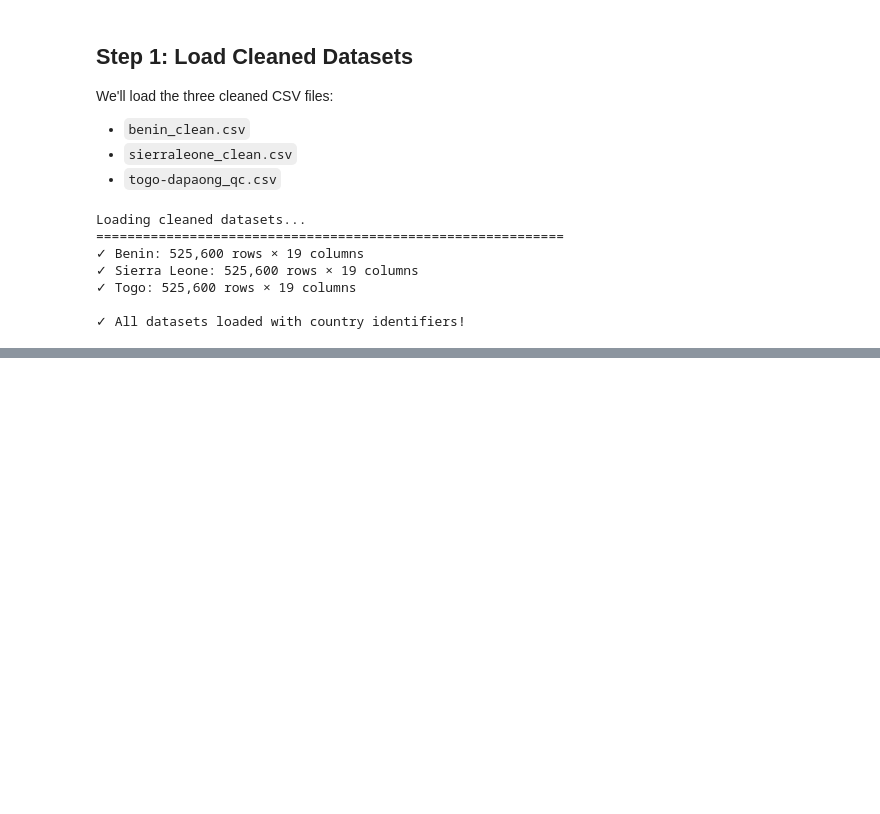
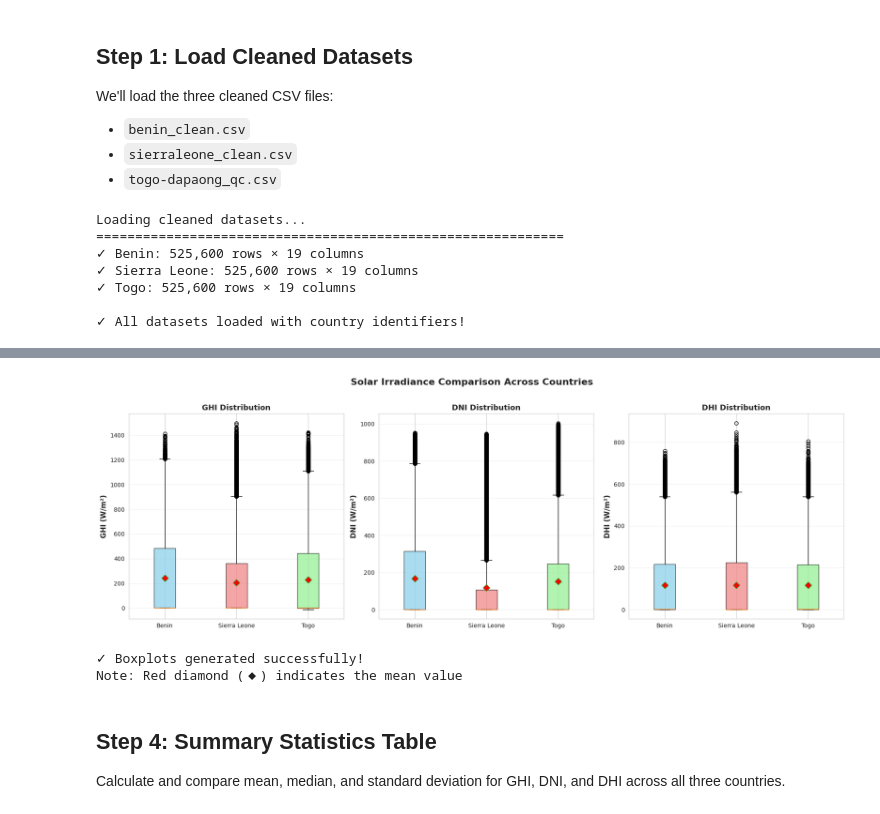
Before and after one commit to Zufan-Hadgu/solar-challenge-week0, a Jupyter notebook: notebooks/compare_countries.ipynb, the cells around one changed output, grey strips where cells are left out. Saved outputs shown, nothing was run; the diff lists cells and outputs as text; code cells hidden in the pictures; blank space fills up the shorter version.

Commit message:
Implement cross-country comparison: boxplots, ANOVA tests, and country rankings

```diff
--- a/notebooks/compare_countries.ipynb
+++ b/notebooks/compare_countries.ipynb
@@ -66,0 +71,17 @@ Loading cleaned datasets...
+# %%
+# Select key columns for comparison
+key_cols = ['GHI', 'DNI', 'DHI', 'Tamb', 'RH', 'WS', 'Country']
+
+# Create combined dataframe
+benin_subset = benin[key_cols].copy()
+sierraleone_subset = sierraleone[key_cols].copy()
+togo_subset = togo[key_cols].copy()
+
+combined = pd.concat([benin_subset, sierraleone_subset, togo_subset], ignore_index=True)
+
+print("Combined Dataset Overview:")
+print("="*60)
+print(f"Total records: {len(combined):,}")
+print(f"\nRecords per country:")
+print(combined['Country'].value_counts().sort_index())
+print(f"\nColumns: {list(combined.columns)}")
@@ -66,0 +101,45 @@ Loading cleaned datasets...
+# %%
+# Create boxplots for GHI, DNI, DHI
+fig, axes = plt.subplots(1, 3, figsize=(18, 6))
+fig.suptitle('Solar Irradiance Comparison Across Countries', fontsize=16, fontweight='bold', y=1.02)
+
+metrics = ['GHI', 'DNI', 'DHI']
+colors = ['skyblue', 'lightcoral', 'lightgreen']
+
+for idx, metric in enumerate(metrics):
+    ax = axes[idx]
+
+    # Create boxplot
+    box_data = [
+        combined[combined['Country'] == 'Benin'][metric].dropna(),
+        combined[combined['Country'] == 'Sierra Leone'][metric].dropna(),
+        combined[combined['Country'] == 'Togo'][metric].dropna()
+    ]
+
+    bp = ax.boxplot(box_data, labels=['Benin', 'Sierra Leone', 'Togo'],
+                    patch_artist=True, showmeans=True,
+                    meanprops=dict(marker='D', markerfacecolor='red', markersize=8))
+
+    # Color the boxes
+    for patch, color in zip(bp['boxes'], colors):
+        patch.set_facecolor(color)
+        patch.set_alpha(0.7)
+
+    ax.set_ylabel(f'{metric} (W/m²)', fontsize=12, fontweight='bold')
+    ax.set_title(f'{metric} Distribution', fontsize=13, fontweight='bold')
+    ax.grid(True, alpha=0.3, axis='y')
+    ax.tick_params(axis='x', rotation=0)
+
+plt.tight_layout()
+plt.show()
+
+print("✓ Boxplots generated successfully!")
+print("Note: Red diamond (◆) indicates the mean value")
+# %% [output]
+[figure, added]
+✓ Boxplots generated successfully!
+Note: Red diamond (◆) indicates the mean value
+# %% [markdown]
+## Step 4: Summary Statistics Table
+
+Calculate and compare mean, median, and standard deviation for GHI, DNI, and DHI across all three countries.
```
Also changed, not shown: parts of 14 cells of this notebook.
